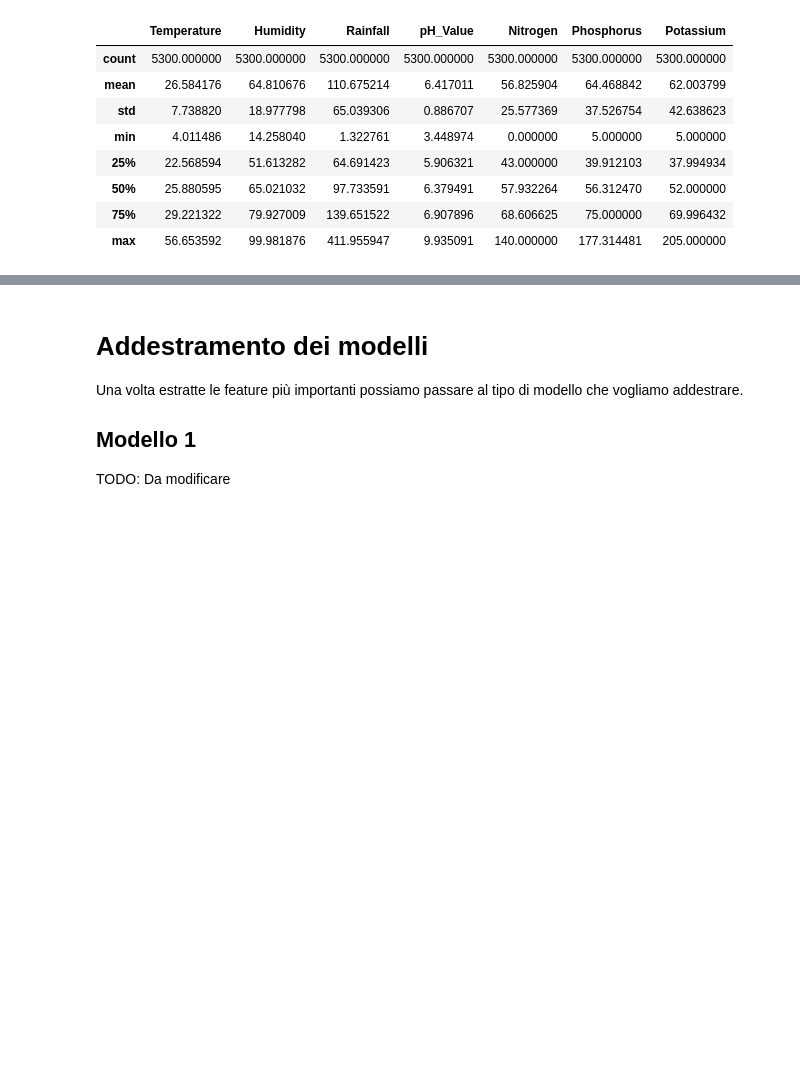
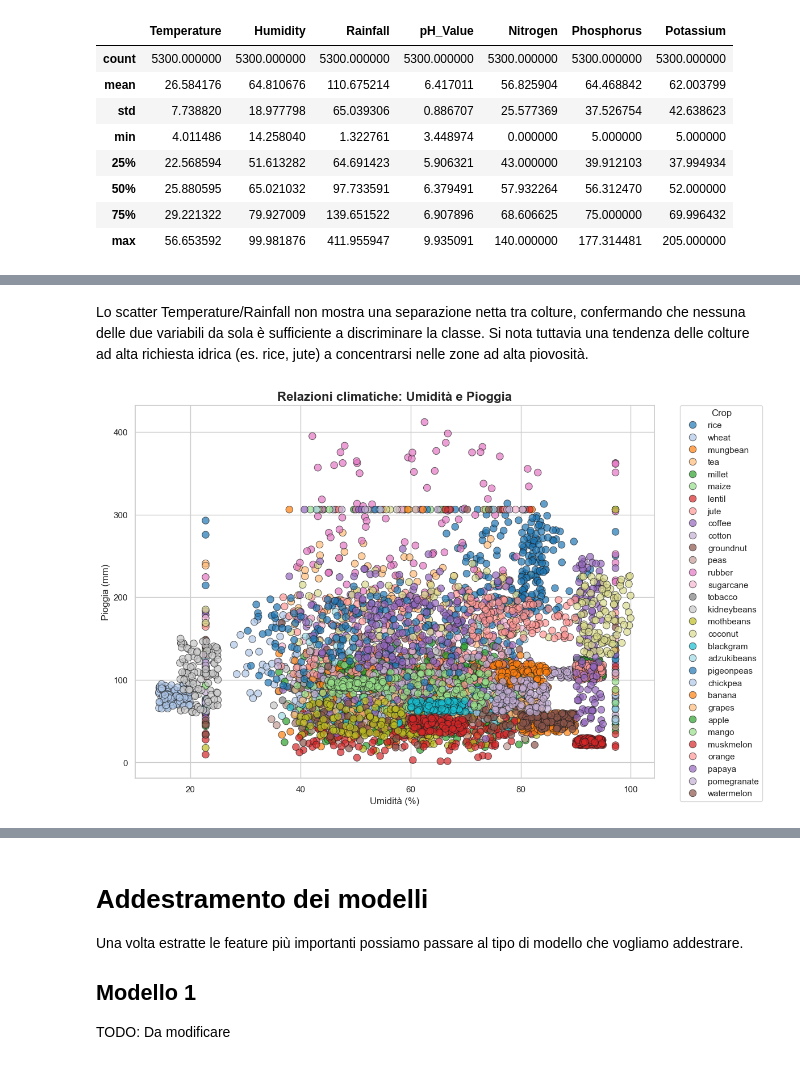
Before and after one commit to Jujez04/data-intensive-project, a Jupyter notebook: main.ipynb, the cells around one changed output, grey strips where cells are left out. Cells and saved outputs as stored; diff of their text form; code cells hidden in the pictures; blank space fills up the shorter version.

```diff
--- a/main.ipynb
+++ b/main.ipynb
@@ -547,0 +619,25 @@ merged_df.describe()
+# %% [markdown]
+Lo scatter Temperature/Rainfall non mostra una separazione netta tra colture, confermando che nessuna delle due variabili da sola è sufficiente a discriminare la classe. Si nota tuttavia una tendenza delle colture ad alta richiesta idrica (es. rice, jute) a concentrarsi nelle zone ad alta piovosità.
+# %%
+plt.figure(figsize=(12, 8))
+sns.scatterplot(
+    data=merged_df,
+    x="Humidity",
+    y="Rainfall",
+    hue="Crop",
+    palette="tab20",
+    s=80,
+    alpha=0.7,
+    edgecolor="k"
+)
+
+plt.title("Relazioni climatiche: Umidità e Pioggia", fontsize=16, fontweight="bold")
+plt.xlabel("Umidità (%)", fontsize=12)
+plt.ylabel("Pioggia (mm)", fontsize=12)
+
+plt.legend(bbox_to_anchor=(1.05, 1), loc="upper left", title="Crop", borderaxespad=0.)
+plt.tight_layout()
+
+plt.show()
+# %% [output]
+[figure, added]
```
Also changed, not shown: parts of 20 cells of this notebook, 2 other files.
